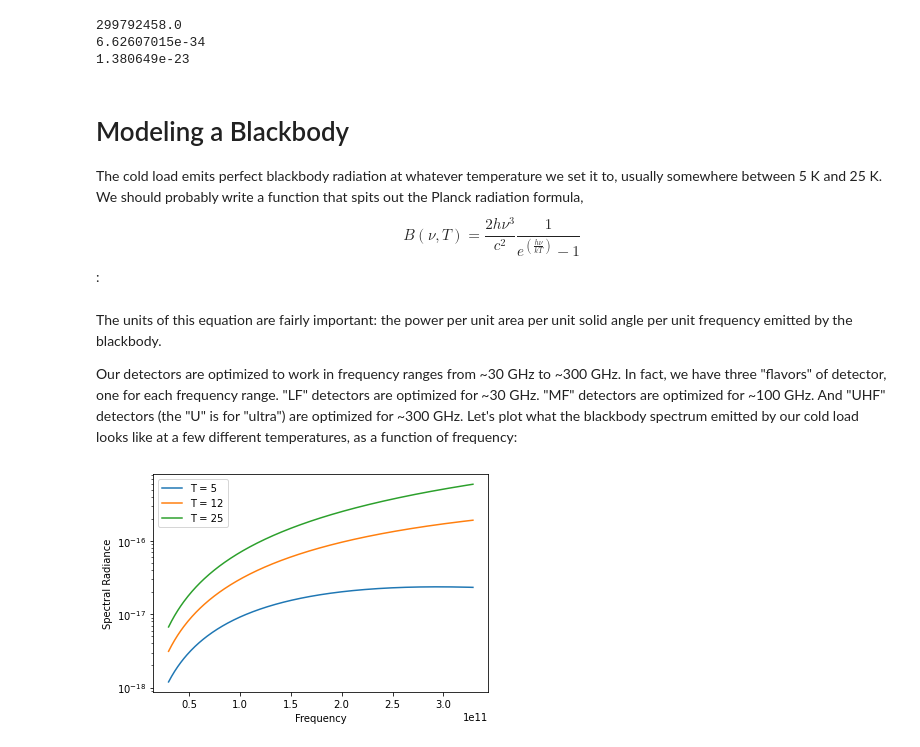
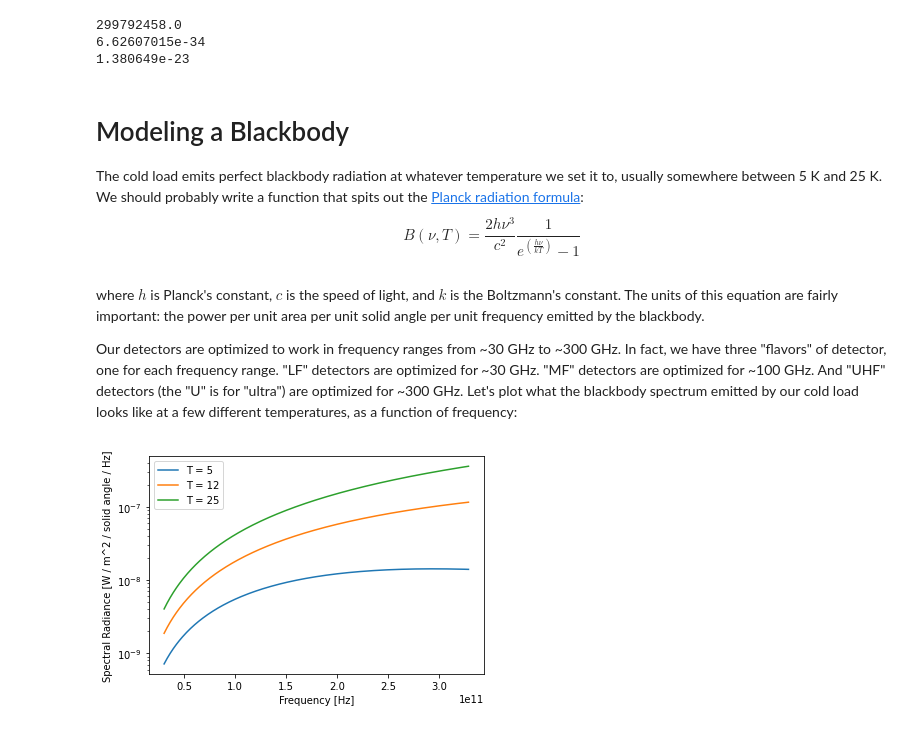
Before and after one commit to JonalynFair/s-nsbp, a Jupyter notebook: 3_Characterizing_Detectors.ipynb, the cells around one changed output. Cells and saved outputs as stored; diff of their text form; code cells hidden in the pictures.

```diff
--- a/3_Characterizing_Detectors.ipynb
+++ b/3_Characterizing_Detectors.ipynb
@@ -50,7 +59,7 @@ print(k)
 # %% [markdown]
 # Modeling a Blackbody
 
-The cold load emits perfect blackbody radiation at whatever temperature we set it to, usually somewhere between 5 K and 25 K. We should probably write a function that spits out the Planck radiation formula, $$B(\nu, T) = \frac{2h\nu^3}{c^2}\frac{1}{e^\left({\frac{h\nu}{kT}}\right) - 1}$$:
+The cold load emits perfect blackbody radiation at whatever temperature we set it to, usually somewhere between 5 K and 25 K. We should probably write a function that spits out the [Planck radiation formula](https://en.wikipedia.org/wiki/Black-body_radiation#Planck's_law_of_black-body_radiation): $$B(\nu, T) = \frac{2h\nu^3}{c^2}\frac{1}{e^\left(\frac{h\nu}{kT}\right) - 1}$$
 # %%
 # The spectral radiance of a blackbody at a frequency v and temperature T
 def B(v, T):
@@ -58,35 +70,37 @@ def B(v, T):
 # %% [markdown]
-The units of this equation are fairly important: the power per unit area per unit solid angle per unit frequency emitted by the blackbody.
+where $h$ is Planck's constant, $c$ is the speed of light, and $k$ is the Boltzmann's constant. The units of this equation are fairly important: the power per unit area per unit solid angle per unit frequency emitted by the blackbody.
 
 Our detectors are optimized to work in frequency ranges from ~30 GHz to ~300 GHz. In fact, we have three "flavors" of detector, one for each frequency range. "LF" detectors are optimized for ~30 GHz. "MF" detectors are optimized for ~100 GHz. And "UHF" detectors (the "U" is for "ultra") are optimized for ~300 GHz. Let's plot what the blackbody spectrum emitted by our cold load looks like at a few different temperatures, as a function of frequency:
 # %%
 # Make a plot of B(v, T) at each T
 T = [5, 12, 25]
 
 # The plot should be a function of frequency
 # Units are Hertz, hence the "e9", which is the Python way of writing scientific notation
 v = np.arange(30e9, 330e9, 1e9)
 
-# Fill an array or arrays with the spectral radiance B(v, T)
+# Fill a multi-dimenstional with the spectral radiance B(v, T)
 # at each T across all frequencies v
+# The first axis should have size equal to the number of temperatures
+# The second axis should have a size equal to the number of frequencies
 
 # your code here - fill it in!
 spectra = np.zeros(...)
 
 # Add in the correct code instead of the dashes
 for i in range(len(T)):
     spectra[i] = --------
 
 # Plot your results
 for i in range(len(T)):
     plt.plot(v, spectra[i], label = f'T = {T[i]}')
 
 # Clean up the figure
-plt.xlabel("Frequency")
-plt.ylabel("Spectral Radiance")
+plt.xlabel("Frequency [Hz]")
+plt.ylabel("Spectral Radiance [W / m^2 / solid angle / Hz]")
 plt.yscale("log")
 plt.legend()
 plt.show()
 # %% [output]
-[figure, old version]
+[figure, new version]
 # %% [markdown]
```
Also changed, not shown: parts of 18 cells of this notebook, 2 other files.
